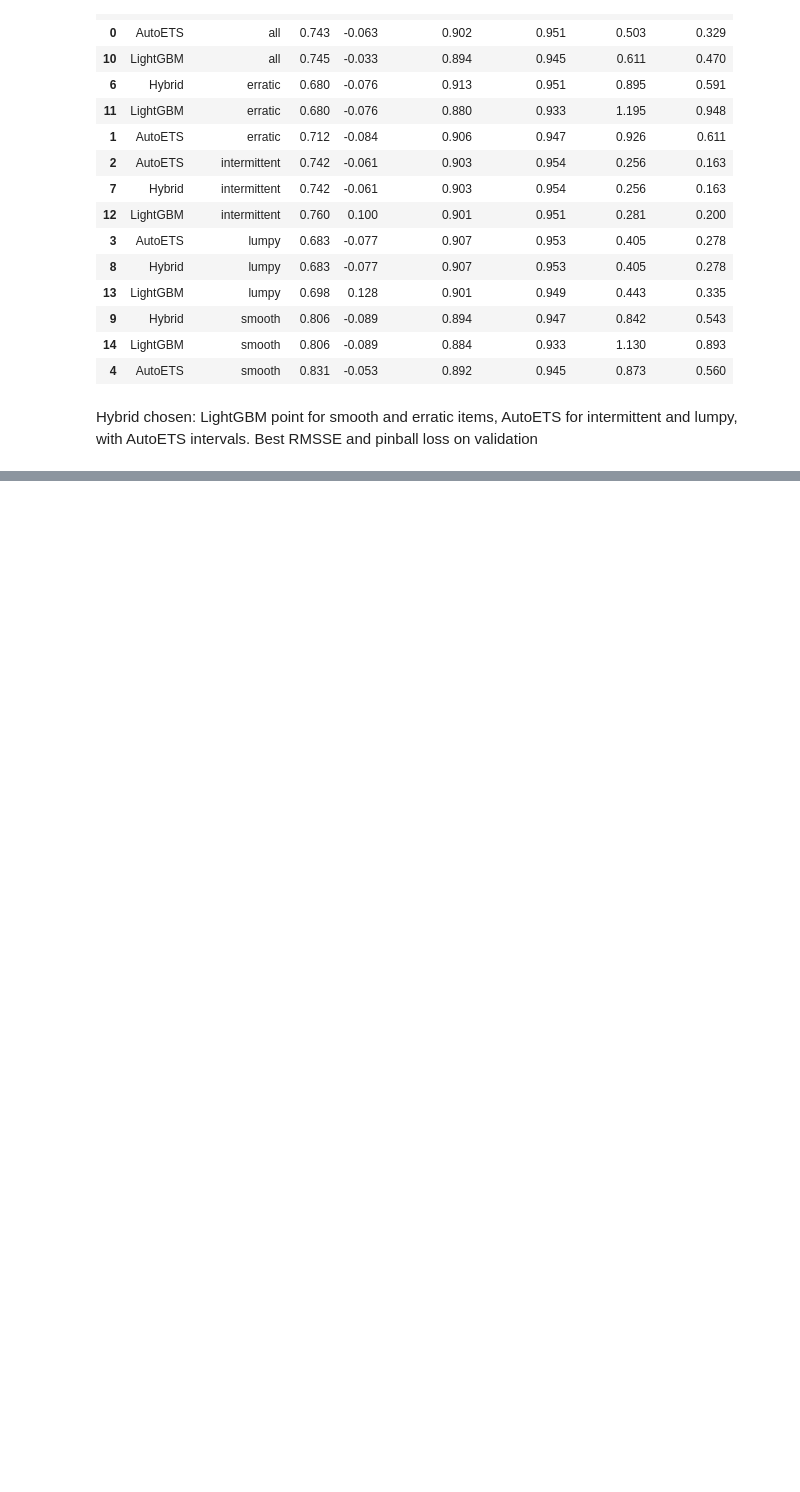
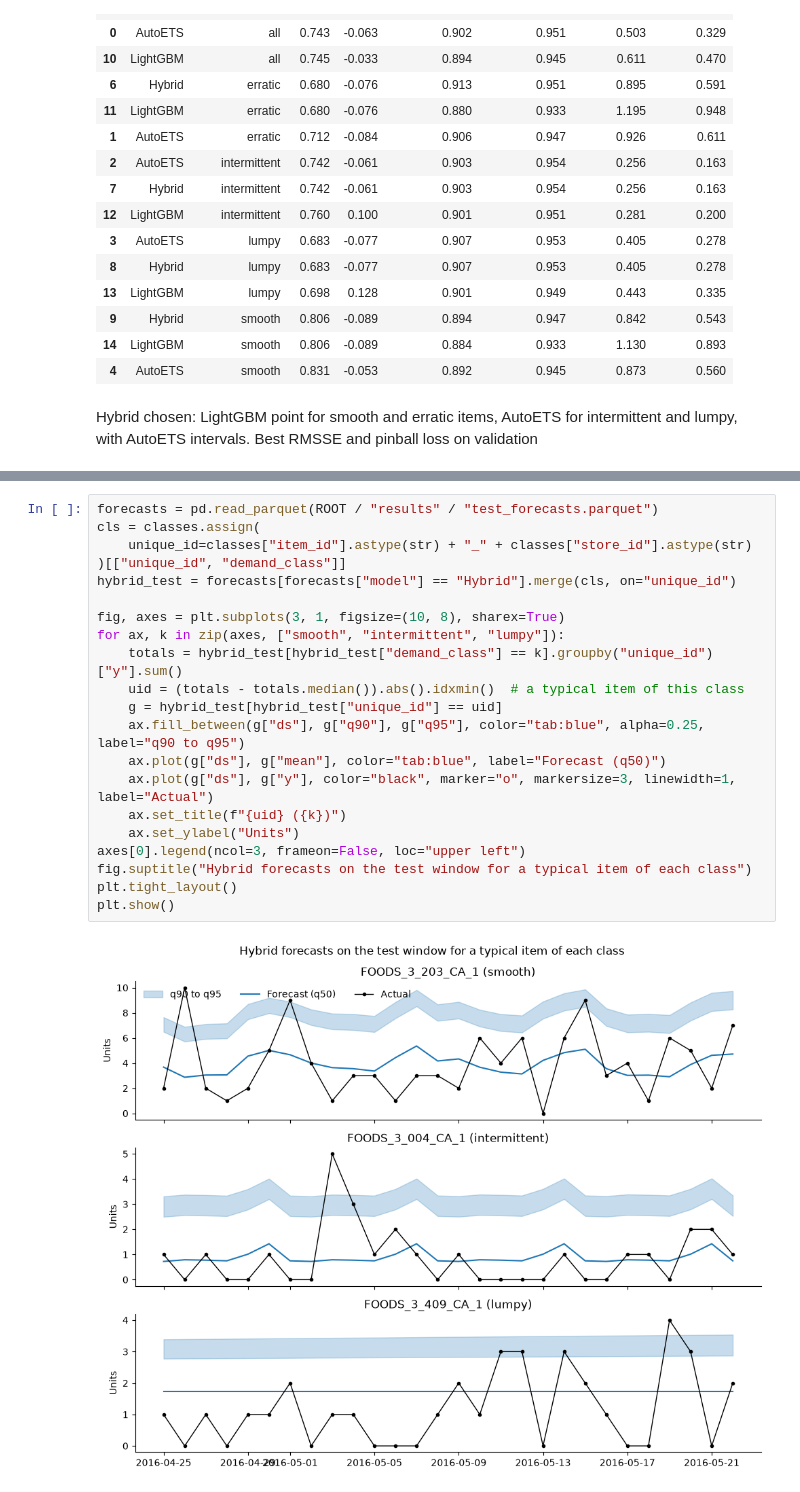
Before and after one commit to vitorneve-s7/supply-chain-decision-platform, a Jupyter notebook: notebooks/02_forecasting.ipynb, the cells around one changed output, grey strips where cells are left out. Drawn from its saved outputs; the diff is of its cells as text; blank space fills up the shorter version.

```diff
--- a/notebooks/02_forecasting.ipynb
+++ b/notebooks/02_forecasting.ipynb
@@ -134,0 +213,23 @@ Hybrid chosen: LightGBM point for smooth and erratic items, AutoETS for intermit
+# %%
+forecasts = pd.read_parquet(ROOT / "results" / "test_forecasts.parquet")
+cls = classes.assign(
+    unique_id=classes["item_id"].astype(str) + "_" + classes["store_id"].astype(str)
+)[["unique_id", "demand_class"]]
+hybrid_test = forecasts[forecasts["model"] == "Hybrid"].merge(cls, on="unique_id")
+
+fig, axes = plt.subplots(3, 1, figsize=(10, 8), sharex=True)
+for ax, k in zip(axes, ["smooth", "intermittent", "lumpy"]):
+    totals = hybrid_test[hybrid_test["demand_class"] == k].groupby("unique_id")["y"].sum()
+    uid = (totals - totals.median()).abs().idxmin()  # a typical item of this class
+    g = hybrid_test[hybrid_test["unique_id"] == uid]
+    ax.fill_between(g["ds"], g["q90"], g["q95"], color="tab:blue", alpha=0.25, label="q90 to q95")
+    ax.plot(g["ds"], g["mean"], color="tab:blue", label="Forecast (q50)")
+    ax.plot(g["ds"], g["y"], color="black", marker="o", markersize=3, linewidth=1, label="Actual")
+    ax.set_title(f"{uid} ({k})")
+    ax.set_ylabel("Units")
+axes[0].legend(ncol=3, frameon=False, loc="upper left")
+fig.suptitle("Hybrid forecasts on the test window for a typical item of each class")
+plt.tight_layout()
+plt.show()
+# %% [output]
+[figure, added]
```
Also changed, not shown: parts of 5 cells of this notebook.
